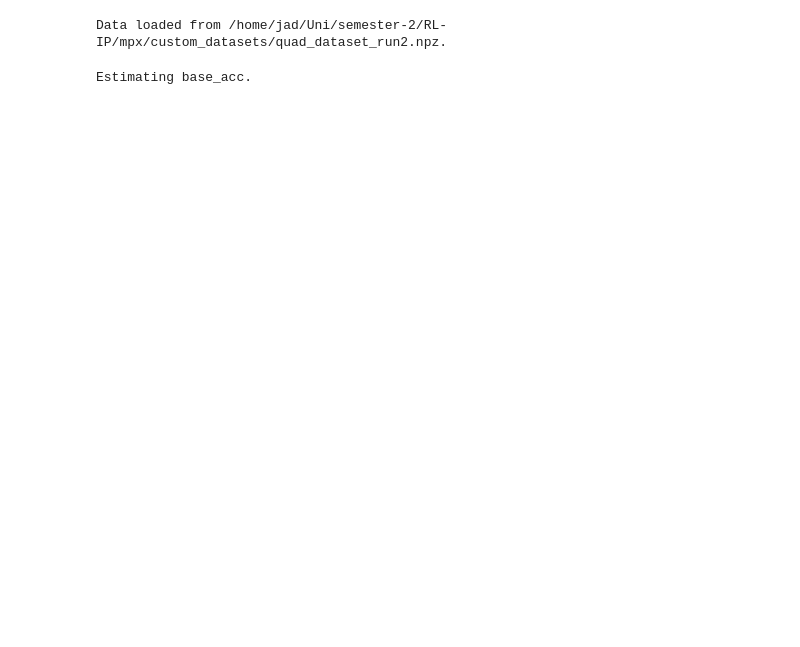
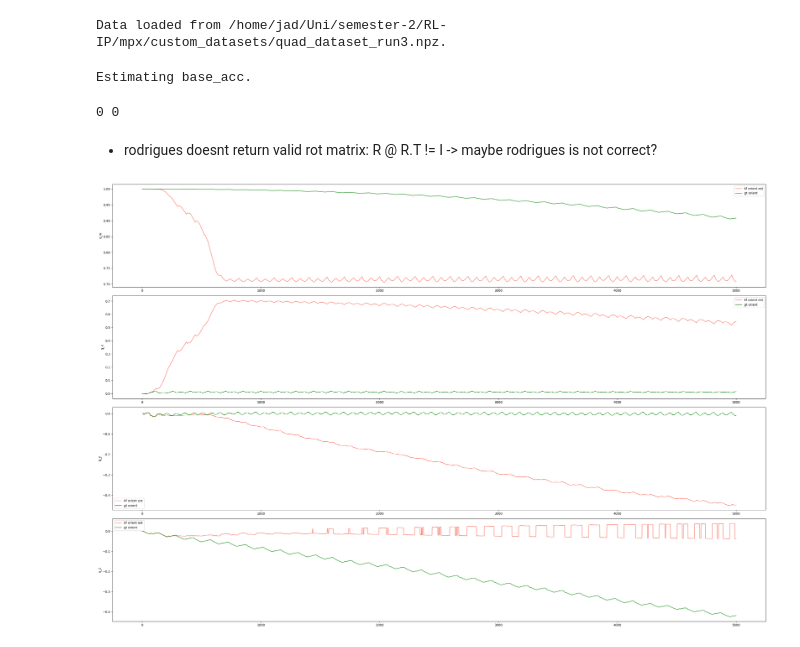
Before and after one commit to undefined-panda/mpx, a Jupyter notebook: mpx/mpx_simulation_estimation.ipynb, the cells around one changed output. Saved outputs shown, nothing was run; the diff lists cells and outputs as text; code cells hidden in the pictures; blank space fills up the shorter version.

```diff
--- a/mpx/mpx_simulation_estimation.ipynb
+++ b/mpx/mpx_simulation_estimation.ipynb
@@ -7,25 +8,55 @@ from utils.ekf_utils import *
 from utils.plot_data import *
 # %%
-sim_num = 0
-dataset_num = 2
+sim_num = 3
+dataset_num = 3
 data = load_custom_dataset(dataset_path=Path.cwd().parent / f"custom_datasets/quad_dataset_run{dataset_num}.npz", sim_num=sim_num)
 # %% [output]
-Data loaded from /home/jad/Uni/semester-2/RL-IP/mpx/custom_datasets/quad_dataset_run2.npz.
+Data loaded from /home/jad/Uni/semester-2/RL-IP/mpx/custom_datasets/quad_dataset_run3.npz.
 # %%
 start = 0
 end = len(data["dt"])
 
-result = run_state_estimation(dt=data["dt"][0],
-                              init_pos=data["base_pos"][0],
-                              base_orient=data["base_orient"],
-                              base_ang_vel=data["base_ang_vel"],
-                              joint_pos=data["joint_pos"],
-                              joint_vel=data["joint_vel"],
-                              joint_acc=data["joint_acc"],
-                              contact_states=data["contact_states"],
-                              contact_forces=data["contact_forces"],
-                              contact_pos=data["contact_pos"],
-                              Q=0.002,
-                              R=[0.01, 0.01, 0.01])
+result, kf = run_state_estimation(dt=data["dt"][0],
+                                  init_pos=data["base_pos"][0],
+                                  base_orient=data["base_orient"],
+                                  base_ang_vel=data["base_ang_vel"],
+                                  joint_pos=data["joint_pos"],
+                                  joint_vel=data["joint_vel"],
+                                  joint_acc=data["joint_acc"],
+                                  contact_states=data["contact_states"],
+                                  contact_forces=data["contact_forces"],
+                                  contact_pos=data["contact_pos"],
+                                  Q=0.002,
+                                  R=0.01)
 # %% [output]
 Estimating base_acc.
+0 0
+# %% [markdown]
+- rodrigues doesnt return valid rot matrix: R @ R.T != I
+-> maybe rodrigues is not correct?
+# %%
+from utils.ekf_utils import rot_to_quat
+
+fig, axes = plt.subplots(4, 1, figsize=(30,20))
+
+gt_orient = data["base_orient"]
+orient_est = result["orient_update"]
+num_point = 5000
+
+orient_est_quat = []
+for orient in orient_est:
+    quat = rot_to_quat(orient)
+    orient_est_quat.append(quat)
+orient_est_quat = np.array(orient_est_quat)
+
+labels = ['w', 'x', 'y', 'z']
+for i in range(4):
+    axes[i].plot(np.arange(num_point), orient_est_quat[:num_point, i], label="kf orient est", color="salmon")
+    axes[i].plot(np.arange(num_point), gt_orient[:num_point, i], label="gt orient", alpha=0.8, color="green")
+    axes[i].set_ylabel(f'q_{labels[i]}')
+    axes[i].legend()
+
+plt.tight_layout()
+plt.show()
+# %% [output]
+[figure, added]
```
Also changed, not shown: parts of 7 cells of this notebook, 6 other files.
